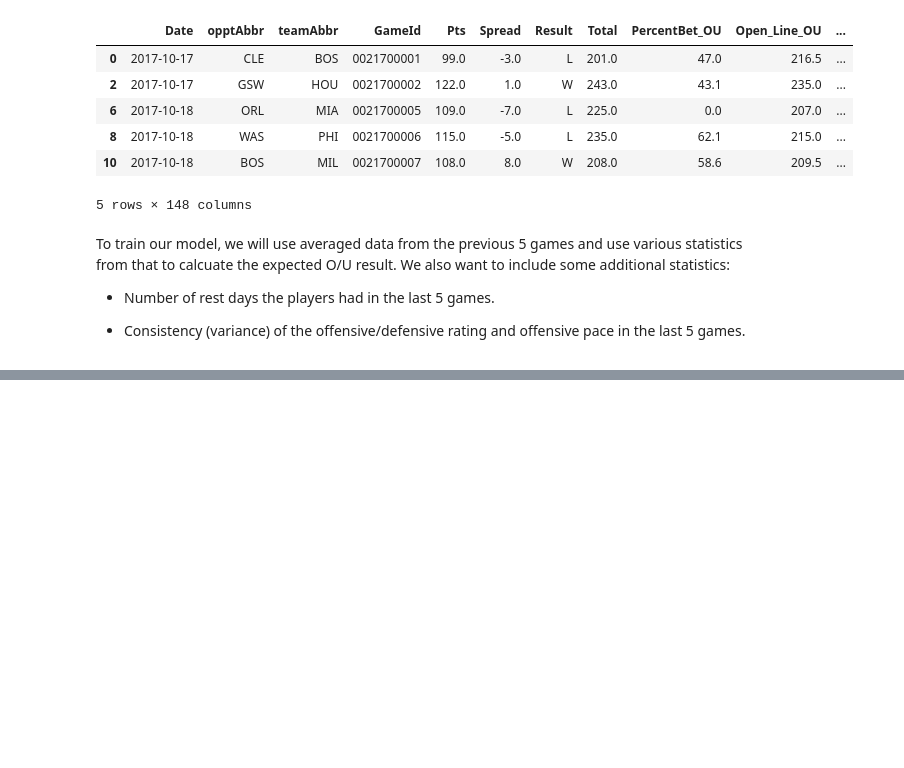
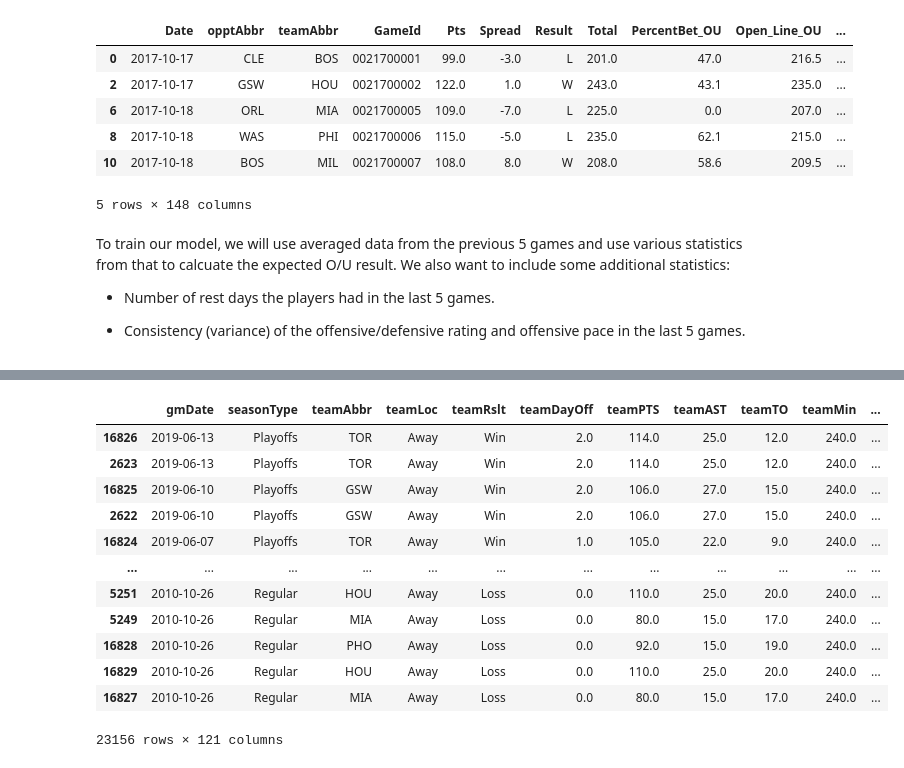
Before and after one commit to geloganu/NBA_Over_Under_Models, a Jupyter notebook: EDA.ipynb, the cells around one changed output, grey strips where cells are left out. Drawn from its saved outputs; the diff is of its cells as text; code cells hidden in the pictures; blank space fills up the shorter version.

```diff
--- a/EDA.ipynb
+++ b/EDA.ipynb
@@ -270,0 +301,17 @@ filtered_data.head()
+# %%
+master_boxscore = master_boxscore.sort_values(by='gmDate',ascending=False)
+master_boxscore
+# %% [output]
+|  | gmDate | seasonType | teamAbbr | teamLoc | teamRslt | teamDayOff | teamPTS | teamAST | teamTO | teamMin | ... |
+| 16826 | 2019-06-13 | Playoffs | TOR | Away | Win | 2.0 | 114.0 | 25.0 | 12.0 | 240.0 | ... |
+| 2623 | 2019-06-13 | Playoffs | TOR | Away | Win | 2.0 | 114.0 | 25.0 | 12.0 | 240.0 | ... |
+| 16825 | 2019-06-10 | Playoffs | GSW | Away | Win | 2.0 | 106.0 | 27.0 | 15.0 | 240.0 | ... |
+| 2622 | 2019-06-10 | Playoffs | GSW | Away | Win | 2.0 | 106.0 | 27.0 | 15.0 | 240.0 | ... |
+| 16824 | 2019-06-07 | Playoffs | TOR | Away | Win | 1.0 | 105.0 | 22.0 | 9.0 | 240.0 | ... |
+| ... | ... | ... | ... | ... | ... | ... | ... | ... | ... | ... | ... |
+| 5251 | 2010-10-26 | Regular | HOU | Away | Loss | 0.0 | 110.0 | 25.0 | 20.0 | 240.0 | ... |
+| 5249 | 2010-10-26 | Regular | MIA | Away | Loss | 0.0 | 80.0 | 15.0 | 17.0 | 240.0 | ... |
+| 16828 | 2010-10-26 | Regular | PHO | Away | Loss | 0.0 | 92.0 | 15.0 | 19.0 | 240.0 | ... |
+| 16829 | 2010-10-26 | Regular | HOU | Away | Loss | 0.0 | 110.0 | 25.0 | 20.0 | 240.0 | ... |
+| 16827 | 2010-10-26 | Regular | MIA | Away | Loss | 0.0 | 80.0 | 15.0 | 17.0 | 240.0 | ... |
+23156 rows × 121 columns
```
Also changed, not shown: parts of 9 cells of this notebook, 9 other files.
